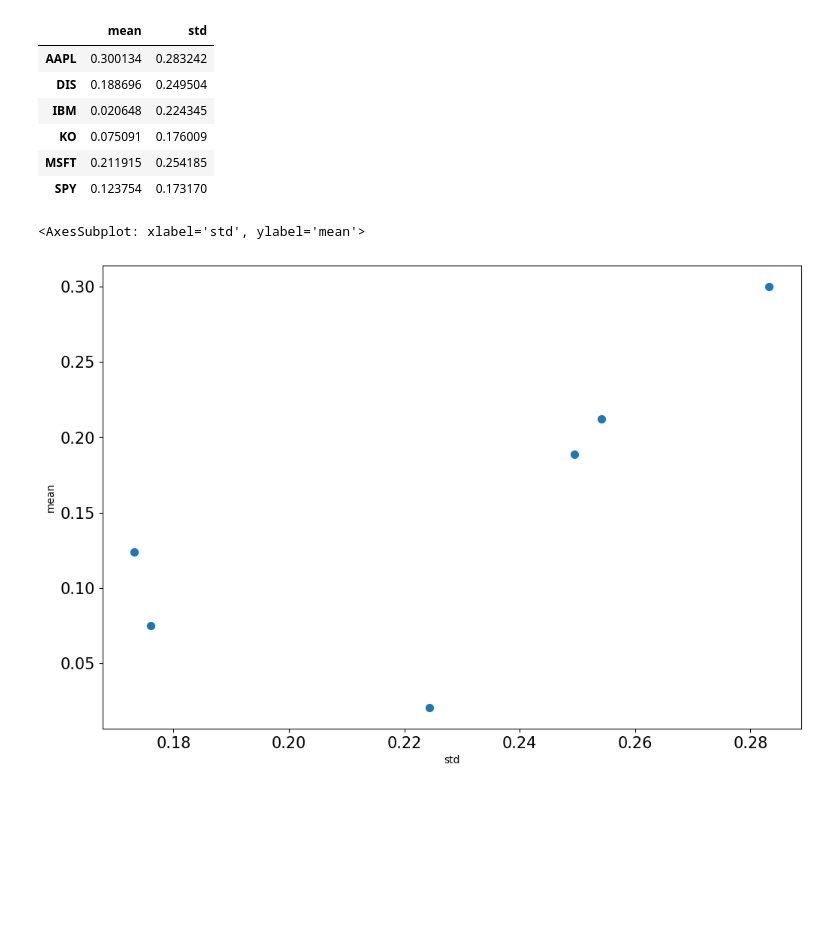
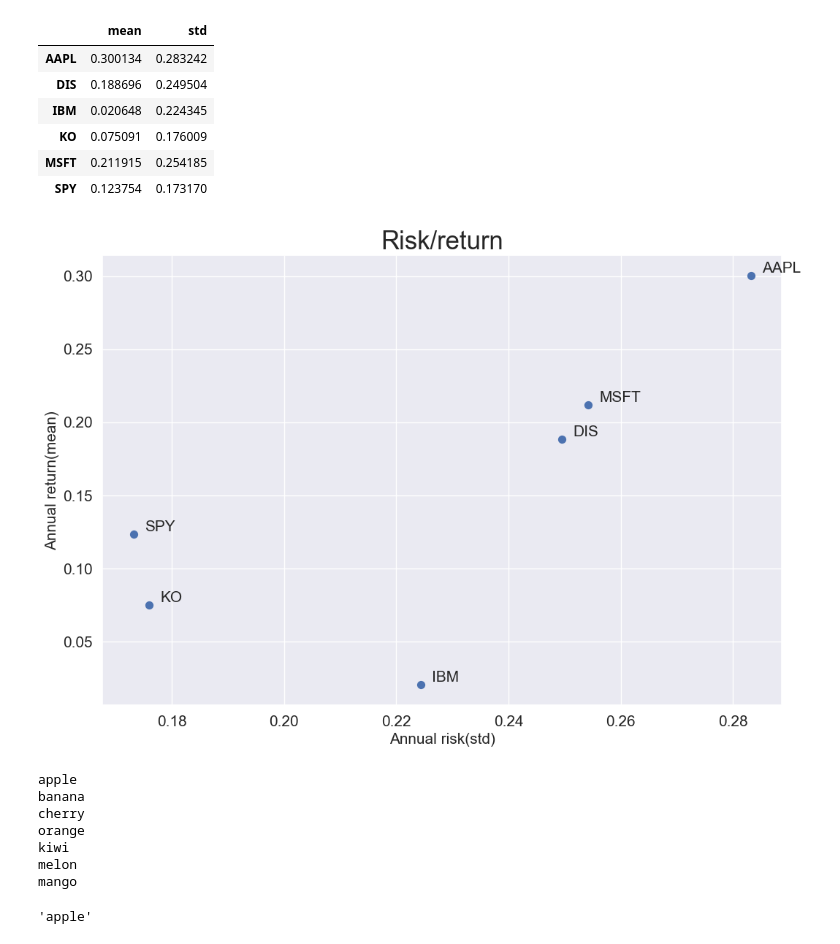
Before and after one commit to Shawnzty/algo-trade, a Jupyter notebook: YT2.ipynb, the cells around one changed output. Drawn from its saved outputs; the diff is of its cells as text; code cells hidden in the pictures; blank space fills up the shorter version.

```diff
--- a/YT2.ipynb
+++ b/YT2.ipynb
@@ -62,8 +62,29 @@ summary
 | KO | 0.075091 | 0.176009 |
 | MSFT | 0.211915 | 0.254185 |
 | SPY | 0.123754 | 0.173170 |
-# %%
-summary.plot.scatter(x="std", y="mean", figsize=(12,8), s=50, fontsize=15)
-# %% [output]
-<AxesSubplot: xlabel='std', ylabel='mean'>
-[figure, removed]
+# %%
+summary.plot.scatter(x="std", y="mean", figsize=(12,8), s=50, fontsize=15)
+for i in summary.index:
+    plt.annotate(i, (summary.loc[i,"std"]+0.002, summary.loc[i,"mean"]+0.002), fontsize=15)
+plt.xlabel("Annual risk(std)", fontsize=15)
+plt.ylabel("Annual return(mean)", fontsize=15)
+plt.title("Risk/return", fontsize=25)
+plt.show()
+# %% [output]
+[figure, added]
+# %%
+fruits = ["apple","banana","cherry","orange","kiwi","melon","mango"]
+for i in fruits:
+    print(i)
+# %% [output]
+apple
+banana
+cherry
+orange
+kiwi
+melon
+mango
+# %%
+fruits[0]
+# %% [output]
+'apple'
```
Also changed, not shown: parts of 7 cells of this notebook, 1 other file.
